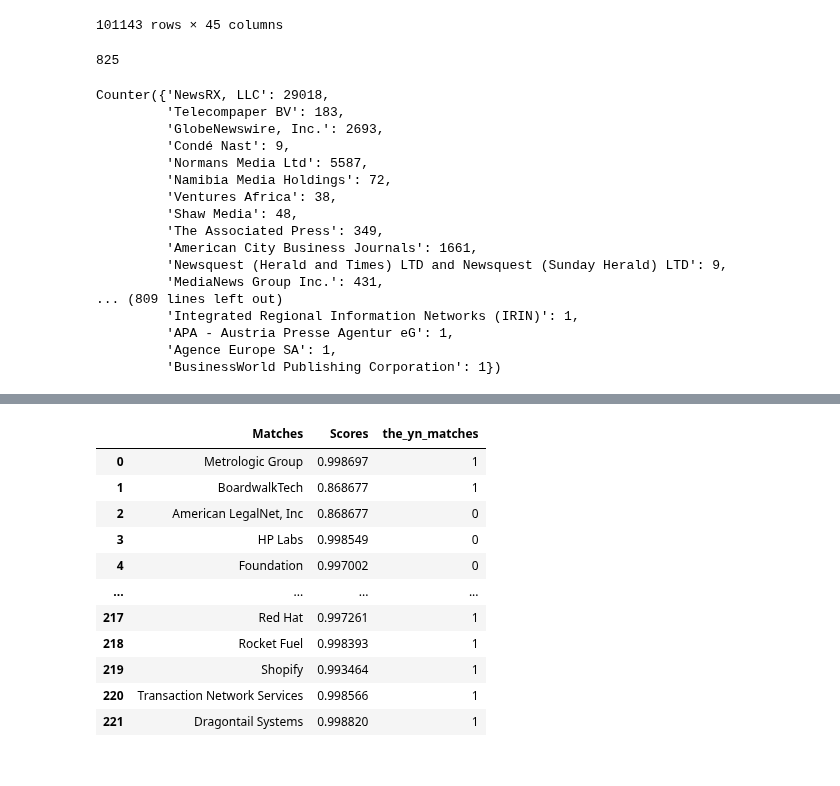
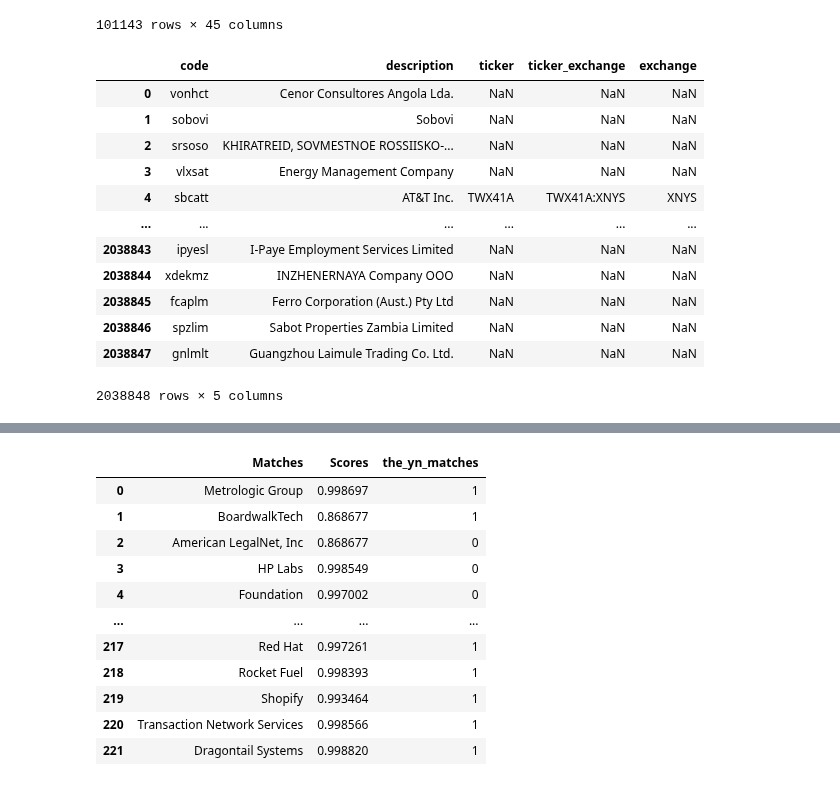
Before and after one commit to DSPG-Young-Scholars-Program/dspg21binn, a Jupyter notebook: src/classification/akilesh/07-15-21_NER.ipynb, the cells around one changed output, grey strips where cells are left out. Saved outputs shown, nothing was run; the diff lists cells and outputs as text; code cells hidden in the pictures.

```diff
--- a/src/classification/akilesh/07-15-21_NER.ipynb
+++ b/src/classification/akilesh/07-15-21_NER.ipynb
@@ -47,27 +49,21 @@ df_new
 | 101141 | 1293068 | © 2017, M2 Communications. All ri... | ,guni,gcat,gedu, | NaN | 1501902131000 | Activision CEO Eric Hirshberg sai... | NaN | ... |
 | 101142 | 1293089 | Copyright 2017 Thomson Reuters. A... | ,c181,cacqu,c18,cactio,ccat,ncat,... | NaN | 1501584075000 | * Nextgen Healthcare agrees to ac... | NaN | ... |
 101143 rows × 45 columns
-# %%
-len(df_new.publisher_name.unique()) #How many unique publishers
-# %% [output]
-825
-# %%
-Counter(df_new.publisher_name)
-# %% [output]
-Counter({'NewsRX, LLC': 29018,
-         'Telecompaper BV': 183,
-         'GlobeNewswire, Inc.': 2693,
-         'Condé Nast': 9,
-         'Normans Media Ltd': 5587,
-         'Namibia Media Holdings': 72,
-         'Ventures Africa': 38,
-         'Shaw Media': 48,
-         'The Associated Press': 349,
-         'American City Business Journals': 1661,
-         'Newsquest (Herald and Times) LTD and Newsquest (Sunday Herald) LTD': 9,
-         'MediaNews Group Inc.': 431,
-... (809 lines left out)
-         'Integrated Regional Information Networks (IRIN)': 1,
-         'APA - Austria Presse Agentur eG': 1,
-         'Agence Europe SA': 1,
-         'BusinessWorld Publishing Corporation': 1})
+# %%
+company_list=pd.read_csv('/project/biocomplexity/sdad/projects_data/ncses/bi/DNA Data 2021/companies.csv')
+company_list["code"] = company_list["code"].str.lower()
+company_list
+# %% [output]
+|  | code | description | ticker | ticker_exchange | exchange |
+| 0 | vonhct | Cenor Consultores Angola Lda. | NaN | NaN | NaN |
+| 1 | sobovi | Sobovi | NaN | NaN | NaN |
+| 2 | srsoso | KHIRATREID, SOVMESTNOE ROSSIISKO-... | NaN | NaN | NaN |
+| 3 | vlxsat | Energy Management Company | NaN | NaN | NaN |
+| 4 | sbcatt | AT&T Inc. | TWX41A | TWX41A:XNYS | XNYS |
+| ... | ... | ... | ... | ... | ... |
+| 2038843 | ipyesl | I-Paye Employment Services Limited | NaN | NaN | NaN |
+| 2038844 | xdekmz | INZHENERNAYA Company OOO | NaN | NaN | NaN |
+| 2038845 | fcaplm | Ferro Corporation (Aust.) Pty Ltd | NaN | NaN | NaN |
+| 2038846 | spzlim | Sabot Properties Zambia Limited | NaN | NaN | NaN |
+| 2038847 | gnlmlt | Guangzhou Laimule Trading Co. Ltd. | NaN | NaN | NaN |
+2038848 rows × 5 columns
```
Also changed, not shown: parts of 5 cells of this notebook, 5 other files.
